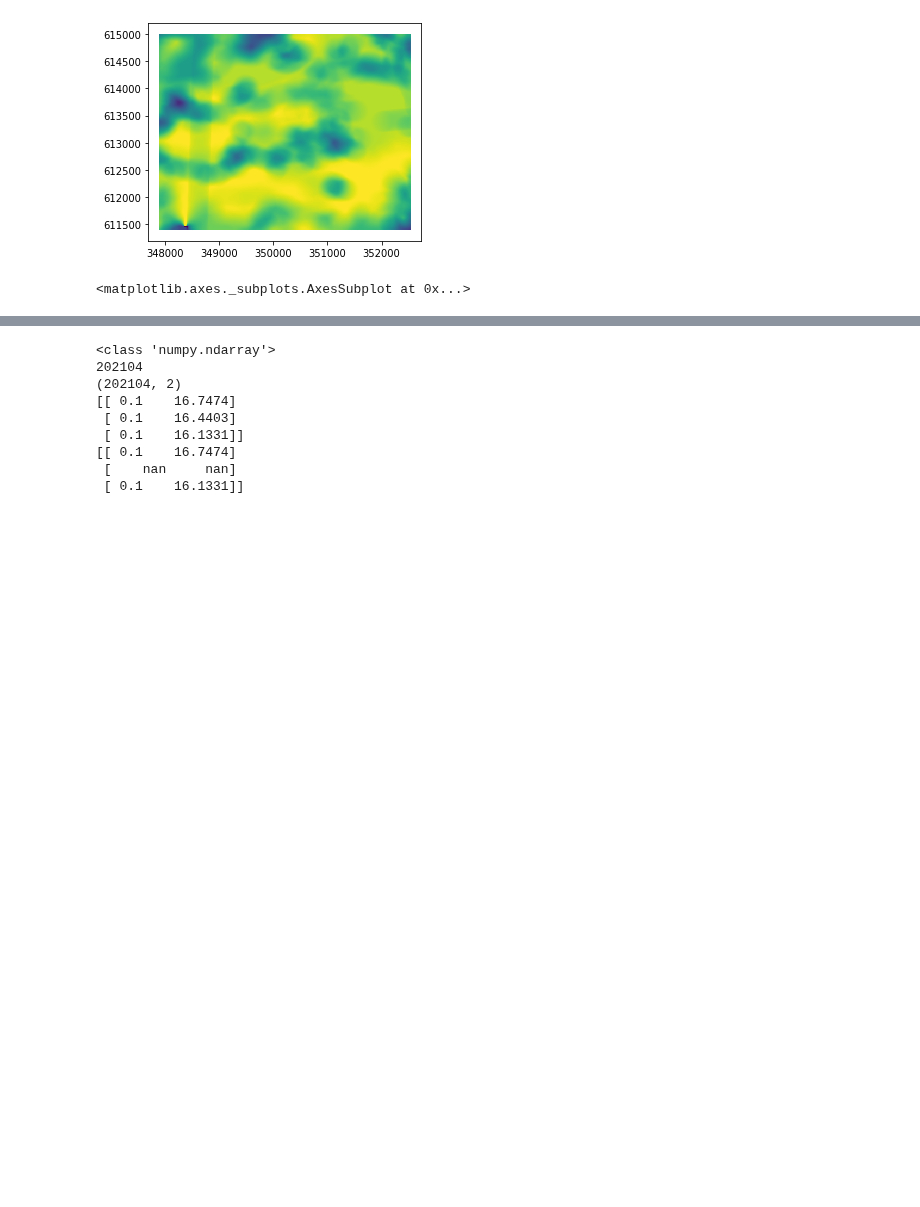
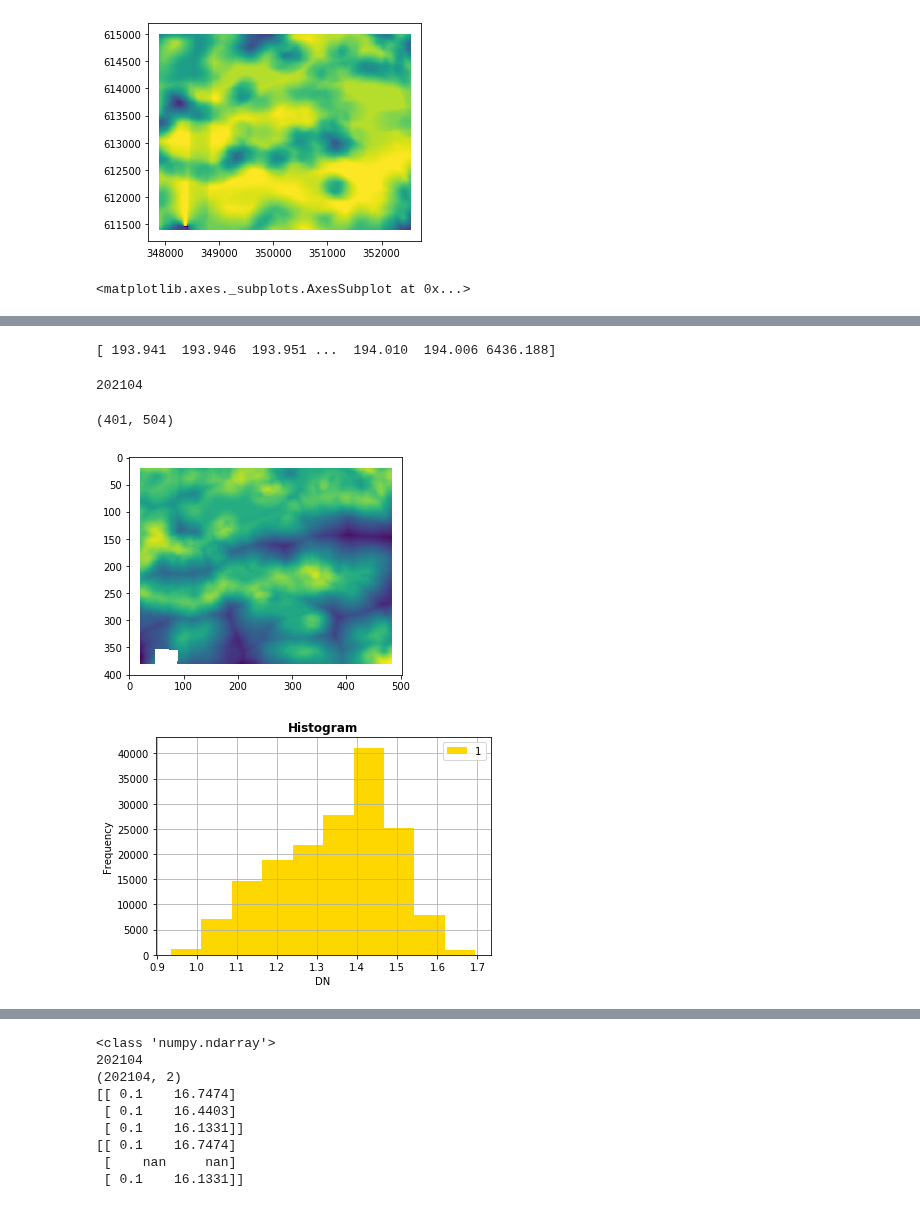
Before and after one commit to jamesdamillington/SpatialDeerDensity, a Jupyter notebook: DeerDistribution.ipynb, the cells around one changed output, grey strips where cells are left out. Drawn from its saved outputs; the diff is of its cells as text; code cells hidden in the pictures; blank space fills up the shorter version.

```diff
--- a/DeerDistribution.ipynb
+++ b/DeerDistribution.ipynb
@@ -311,0 +392,15 @@ rasterio.plot.show(dbh_r)
+# %%
+#make this a loop later
+with rasterio.open('LOI200_dlc_km.asc') as src:
+    dlc_r = src.read(1)  # TODO band num?
+
+dlc_f = dlc_r.flatten()
+
+
+with rasterio.open('LOI200_Meandbh_cm.asc') as src:
+    dbh_r = src.read(1)  # TODO band num?
+
+dbh_f = dbh_r.flatten()
+
+joint_f = [dlc_f,dbh_f]
+joint_f = np.array(joint_f).T
@@ -311,0 +457,34 @@ rasterio.plot.show(dbh_r)
+# %%
+#fit the regression and predict on 1D data
+#create independent and dependent variables
+
+#create independent and dependent variables
+df_X = LOI200[['DistanceLC','NewDBH']]
+df_y = LOI200['logDD']
+
+#fit the mode
+regr = linear_model.LinearRegression()
+regr.fit(df_X, df_y)
+
+mres = regr.predict(joint_f)  #can't predict on compressed data (irregular missing values between variables), just use original
+
+mres = mres.astype(np.float32) #original were float32
+
+print(mres)
+len(mres)
+# %% [output]
+[ 193.941  193.946  193.951 ...  194.010  194.006 6436.188]
+202104
+# %%
+#create a mask array from the values in mres and the mask in ma_joint, filling no data with -9999
+ma_mres = ma.MaskedArray(mres, mask=ma_joint2.mask,fill_value=-9999)
+# %%
+print(dlc_r.shape)
+responses2D = ma_mres.reshape(dlc_r.shape)
+
+rasterio.plot.show(responses2D)
+rasterio.plot.show_hist(responses2D)
+# %% [output]
+(401, 504)
+[figure, added]
+[figure, added]
```
Also changed, not shown: parts of 22 cells of this notebook.
